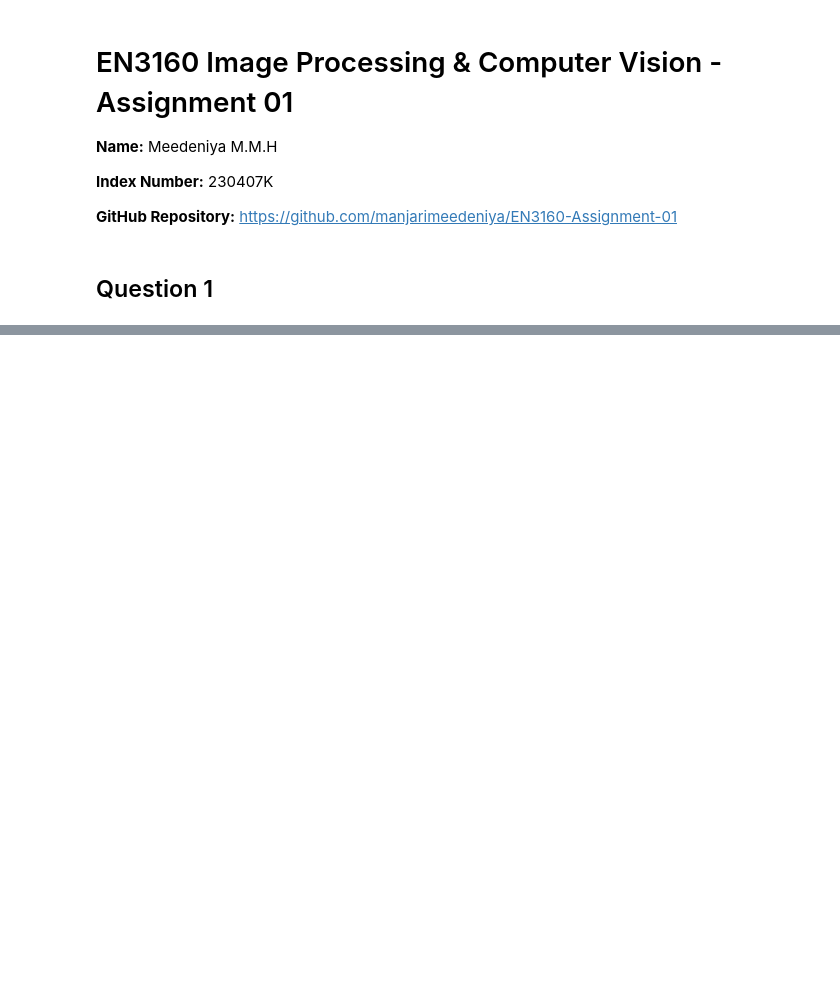
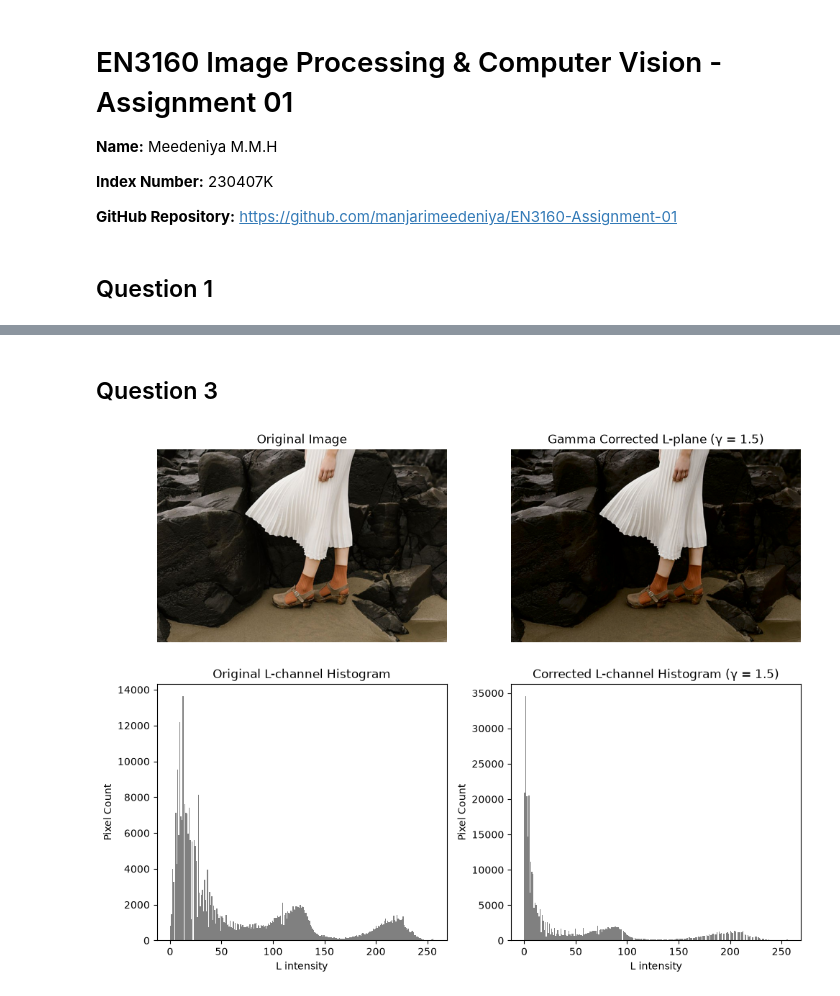
Before and after one commit to manjarimeedeniya/EN3160-Assignment-01, a Jupyter notebook: 230407K_Assignment_01.ipynb, the cells around one changed output, grey strips where cells are left out. Drawn from its saved outputs; the diff is of its cells as text; code cells hidden in the pictures; blank space fills up the shorter version.

```diff
--- a/230407K_Assignment_01.ipynb
+++ b/230407K_Assignment_01.ipynb
@@ -35,0 +129,51 @@ plt.show()  # Show the plots
+# %% [markdown]
+## Question 3
+# %%
+import cv2
+import numpy as np
+import matplotlib.pyplot as plt
+
+# 1. Read Image
+img_bgr = cv2.imread('C:\\Users\\USER\\EN3160-Assignment-01\\images\\question3.jpeg')  # Replace with your image file path
+img_rgb = cv2.cvtColor(img_bgr, cv2.COLOR_BGR2RGB)
+
+# 2. Convert to LAB color space
+img_lab = cv2.cvtColor(img_bgr, cv2.COLOR_BGR2LAB)
+L, a, b = cv2.split(img_lab)
+
+# 3. Apply Gamma Correction to L-plane
+gamma = 1.5  # Adjust gamma: < 1.0 brightens, > 1.0 darkens
+L_normalized = L / 255.0
+L_corrected = np.uint8(np.clip(np.power(L_normalized, gamma) * 255, 0, 255))
+
+# 4. Merge back and convert to RGB
+lab_corrected = cv2.merge([L_corrected, a, b])
+rgb_corrected = cv2.cvtColor(lab_corrected, cv2.COLOR_LAB2RGB)
+
+# 5. Display Images and Histograms
+fig, axes = plt.subplots(2, 2, figsize=(10, 8))
+
+# Images
+axes[0, 0].imshow(img_rgb)
+axes[0, 0].set_title("Original Image")
+axes[0, 0].axis('off')
+
+axes[0, 1].imshow(rgb_corrected)
+axes[0, 1].set_title(f"Gamma Corrected L-plane (γ = {gamma})")
+axes[0, 1].axis('off')
+
+# Histograms of L-plane
+axes[1, 0].hist(L.ravel(), bins=256, range=[0, 256], color='gray')
+axes[1, 0].set_title("Original L-channel Histogram")
+axes[1, 0].set_xlabel("L intensity")
+axes[1, 0].set_ylabel("Pixel Count")
+
+axes[1, 1].hist(L_corrected.ravel(), bins=256, range=[0, 256], color='gray')
+axes[1, 1].set_title(f"Corrected L-channel Histogram (γ = {gamma})")
+axes[1, 1].set_xlabel("L intensity")
+axes[1, 1].set_ylabel("Pixel Count")
+
+plt.tight_layout()
+plt.show()
+# %% [output]
+[figure, added]
```
Also changed, not shown: parts of 3 cells of this notebook, 2 other files.
